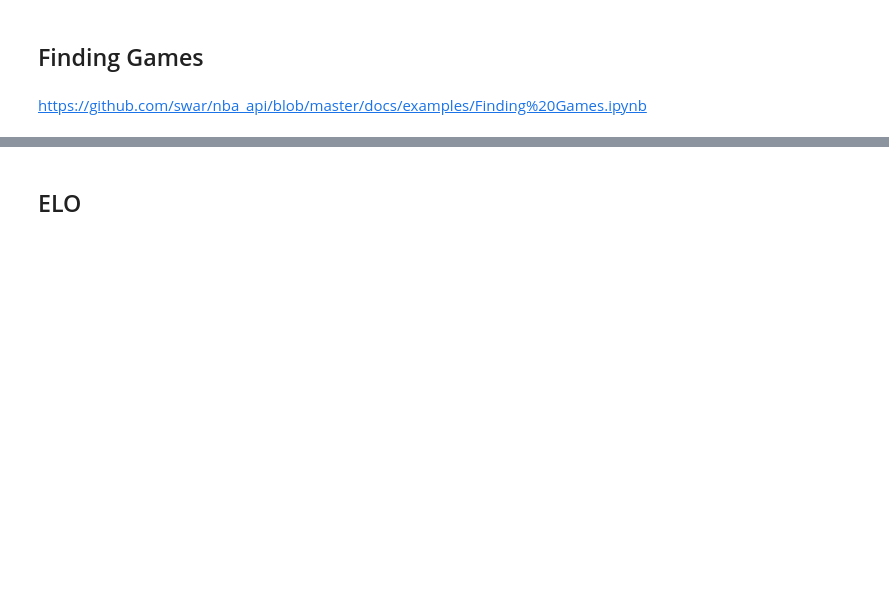
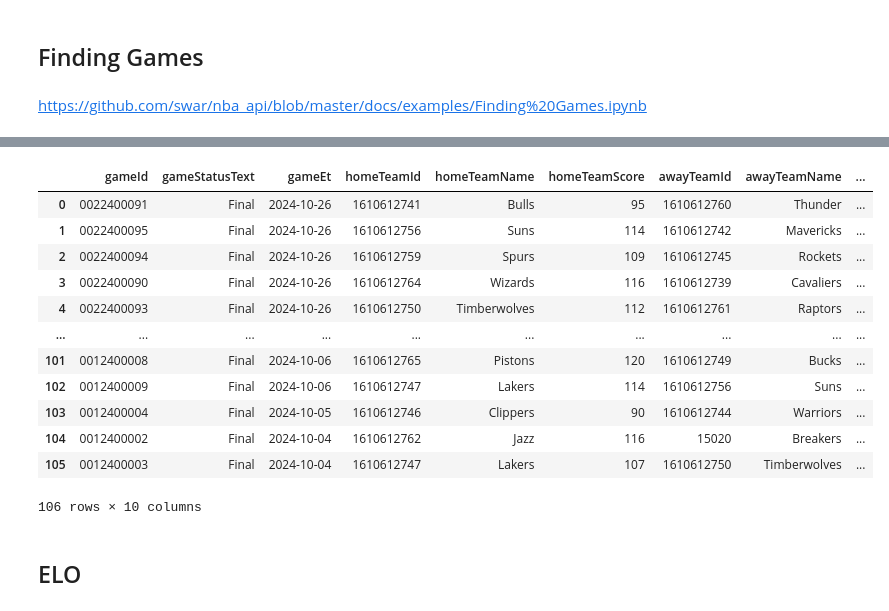
Before and after one commit to slevin48/NBA, a Jupyter notebook: notebook.ipynb, the cells around one changed output, grey strips where cells are left out. Saved outputs shown, nothing was run; the diff lists cells and outputs as text; code cells hidden in the pictures; blank space fills up the shorter version.

```diff
--- a/notebook.ipynb
+++ b/notebook.ipynb
@@ -225,3 +259,82 @@ games
+# %%
+from nba_api.stats.endpoints import leaguegamefinder
+import pandas as pd
+import numpy as np
+
+# Fetch the data
+league_game_finder = leaguegamefinder.LeagueGameFinder(league_id_nullable='00', season_nullable='2024-25')
+games = league_game_finder.get_data_frames()[0]
+
+# Function to get the last word (nickname) of the team name
+def get_team_nickname(full_name):
+    return full_name.split()[-1]
+
+# Create separate dataframes for home and away teams
+home_games = games[games['MATCHUP'].str.contains('vs.')].copy()
+away_games = games[games['MATCHUP'].str.contains('@')].copy()
+
+# Rename columns and extract team nicknames
+home_games = home_games.rename(columns={
+    'TEAM_ID': 'homeTeamId',
+    'TEAM_NAME': 'homeTeamName',
+    'PTS': 'homeTeamScore'
+})
+home_games['homeTeamName'] = home_games['homeTeamName'].apply(get_team_nickname)
+
+away_games = away_games.rename(columns={
+    'TEAM_ID': 'awayTeamId',
+    'TEAM_NAME': 'awayTeamName',
+    'PTS': 'awayTeamScore'
+})
+away_games['awayTeamName'] = away_games['awayTeamName'].apply(get_team_nickname)
+
+# Merge home and away games on GAME_ID
+merged_games = pd.merge(
+    home_games[['GAME_ID', 'GAME_DATE', 'homeTeamId', 'homeTeamName', 'homeTeamScore']],
+    away_games[['GAME_ID', 'awayTeamId', 'awayTeamName', 'awayTeamScore']],
+    on='GAME_ID'
+)
+
+# Determine the winning team
+merged_games['winningTeam'] = np.where(
+    merged_games['homeTeamScore'] > merged_games['awayTeamScore'],
+    merged_games['homeTeamName'],
+    merged_games['awayTeamName']
+)
+
+# Rename remaining columns and reorder
+final_df = merged_games.rename(columns={
+    'GAME_ID': 'gameId',
+    'GAME_DATE': 'gameEt'
+})
+
+# Add a placeholder for gameStatusText
+final_df['gameStatusText'] = 'Final'  # Placeholder
+
+# Reorder columns
+final_df = final_df[[
+    'gameId', 'gameStatusText', 'gameEt',
+    'homeTeamId', 'homeTeamName', 'homeTeamScore',
+    'awayTeamId', 'awayTeamName', 'awayTeamScore',
+    'winningTeam'
+]]
+
+# Display the result
+final_df
+# %% [output]
+|  | gameId | gameStatusText | gameEt | homeTeamId | homeTeamName | homeTeamScore | awayTeamId | awayTeamName | ... |
+| 0 | 0022400091 | Final | 2024-10-26 | 1610612741 | Bulls | 95 | 1610612760 | Thunder | ... |
+| 1 | 0022400095 | Final | 2024-10-26 | 1610612756 | Suns | 114 | 1610612742 | Mavericks | ... |
+| 2 | 0022400094 | Final | 2024-10-26 | 1610612759 | Spurs | 109 | 1610612745 | Rockets | ... |
+| 3 | 0022400090 | Final | 2024-10-26 | 1610612764 | Wizards | 116 | 1610612739 | Cavaliers | ... |
+| 4 | 0022400093 | Final | 2024-10-26 | 1610612750 | Timberwolves | 112 | 1610612761 | Raptors | ... |
+| ... | ... | ... | ... | ... | ... | ... | ... | ... | ... |
+| 101 | 0012400008 | Final | 2024-10-06 | 1610612765 | Pistons | 120 | 1610612749 | Bucks | ... |
+| 102 | 0012400009 | Final | 2024-10-06 | 1610612747 | Lakers | 114 | 1610612756 | Suns | ... |
+| 103 | 0012400004 | Final | 2024-10-05 | 1610612746 | Clippers | 90 | 1610612744 | Warriors | ... |
+| 104 | 0012400002 | Final | 2024-10-04 | 1610612762 | Jazz | 116 | 15020 | Breakers | ... |
+| 105 | 0012400003 | Final | 2024-10-04 | 1610612747 | Lakers | 107 | 1610612750 | Timberwolves | ... |
+106 rows × 10 columns
 # %% [markdown]
 ## ELO
 # %%
```
Also changed, not shown: parts of 12 cells of this notebook, 5 other files.
